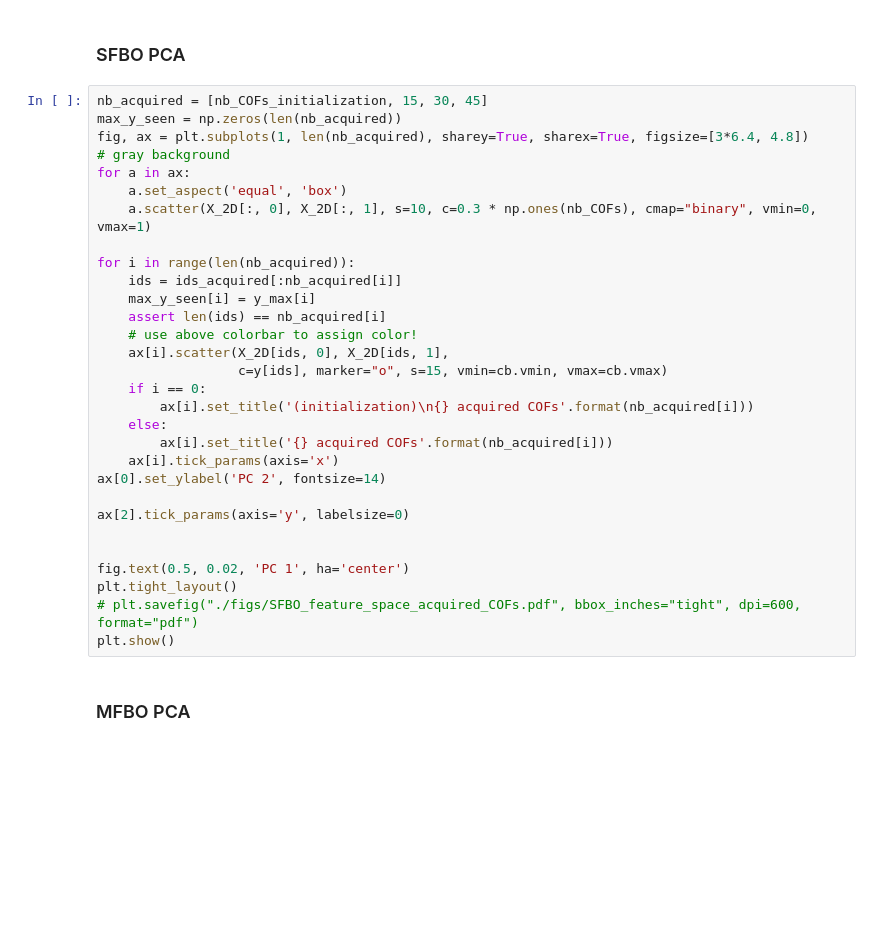
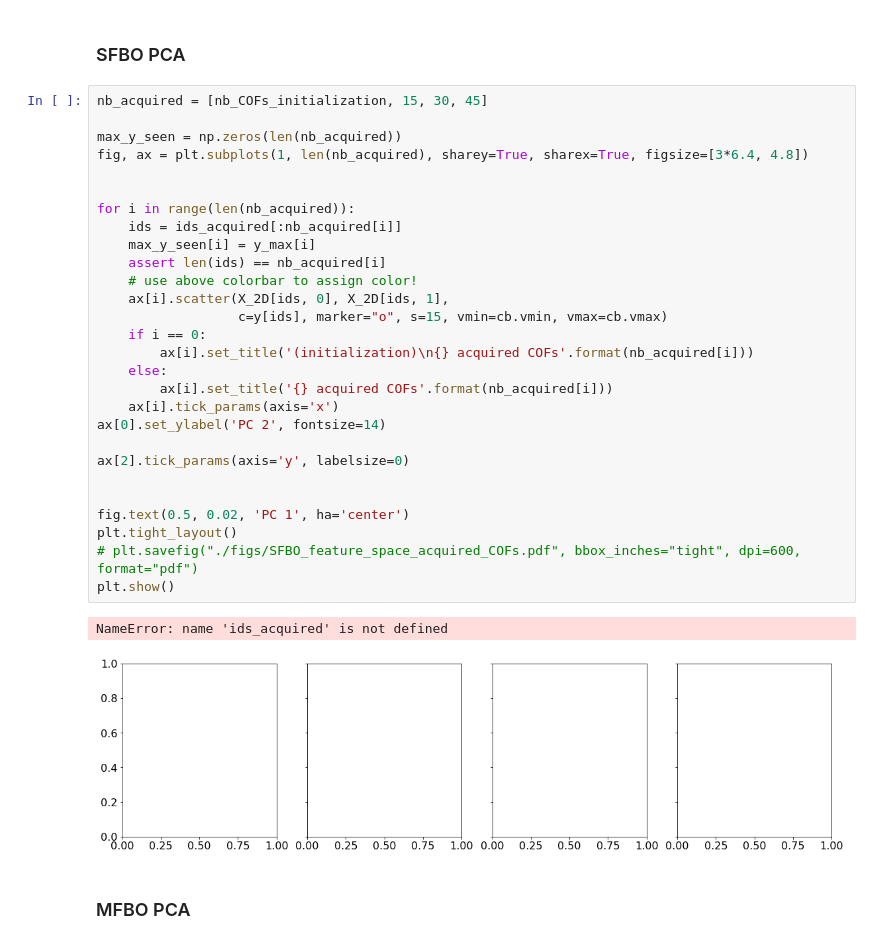
Before and after one commit to SimonEnsemble/multi-fidelity-BO-of-COFs-for-Xe-Kr-seps, a Jupyter notebook: viz.ipynb, the cells around one changed output. Saved outputs shown, nothing was run; the diff lists cells and outputs as text; blank space fills up the shorter version.

```diff
--- a/viz.ipynb
+++ b/viz.ipynb
@@ -77,34 +164,35 @@ plt.show()
 ### SFBO PCA
 # %%
 nb_acquired = [nb_COFs_initialization, 15, 30, 45]
+
 max_y_seen = np.zeros(len(nb_acquired))
 fig, ax = plt.subplots(1, len(nb_acquired), sharey=True, sharex=True, figsize=[3*6.4, 4.8])
-# gray background
-for a in ax:
-    a.set_aspect('equal', 'box')
-    a.scatter(X_2D[:, 0], X_2D[:, 1], s=10, c=0.3 * np.ones(nb_COFs), cmap="binary", vmin=0, vmax=1)
+
 
 for i in range(len(nb_acquired)):
     ids = ids_acquired[:nb_acquired[i]]
     max_y_seen[i] = y_max[i]
     assert len(ids) == nb_acquired[i]
     # use above colorbar to assign color!
     ax[i].scatter(X_2D[ids, 0], X_2D[ids, 1],
                   c=y[ids], marker="o", s=15, vmin=cb.vmin, vmax=cb.vmax)
     if i == 0:
         ax[i].set_title('(initialization)\n{} acquired COFs'.format(nb_acquired[i]))
     else:
         ax[i].set_title('{} acquired COFs'.format(nb_acquired[i]))
     ax[i].tick_params(axis='x')
 ax[0].set_ylabel('PC 2', fontsize=14)
 
 ax[2].tick_params(axis='y', labelsize=0)
 
 
 fig.text(0.5, 0.02, 'PC 1', ha='center')
 plt.tight_layout()
 # plt.savefig("./figs/SFBO_feature_space_acquired_COFs.pdf", bbox_inches="tight", dpi=600, format="pdf")
 plt.show()
+# %% [output]
+NameError: name 'ids_acquired' is not defined
+[figure, added]
 # %% [markdown]
 ### MFBO PCA
 # %%
```
Also changed, not shown: parts of 14 cells of this notebook, 5 other files.
